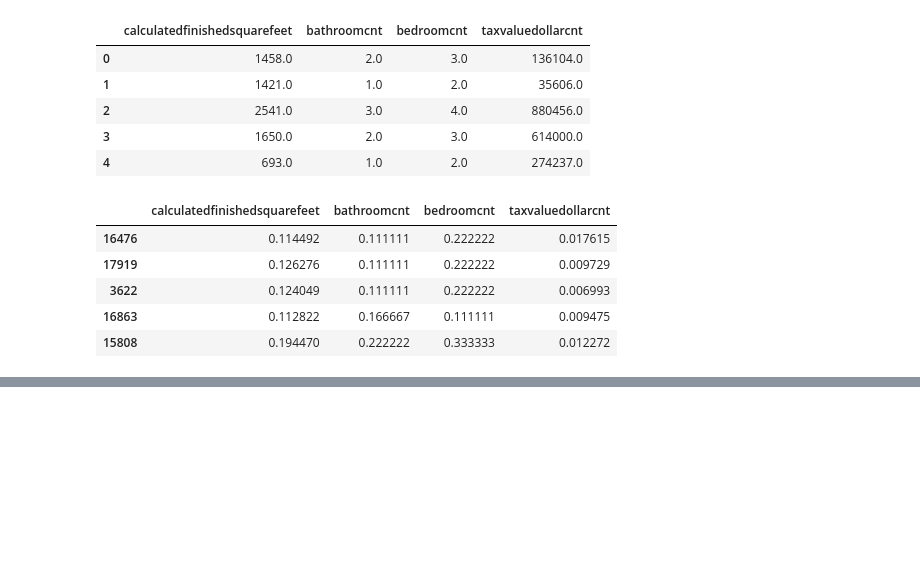
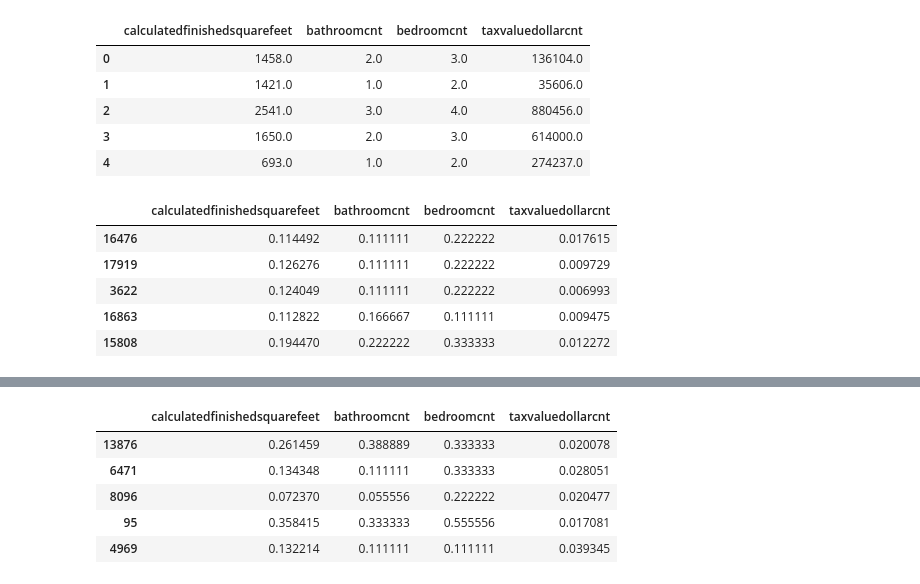
Before and after one commit to Estimating-Home-Value/Predicting-Tax-Assessed-Home-Values, a Jupyter notebook: scratchpad_shi.ipynb, the cells around one changed output, grey strips where cells are left out. Cells and saved outputs as stored; diff of their text form; code cells hidden in the pictures; blank space fills up the shorter version.

```diff
--- a/scratchpad_shi.ipynb
+++ b/scratchpad_shi.ipynb
@@ -344,0 +501,9 @@ train_scaled.head()
+# %%
+validate_scaled.head()
+# %% [output]
+|  | calculatedfinishedsquarefeet | bathroomcnt | bedroomcnt | taxvaluedollarcnt |
+| 13876 | 0.261459 | 0.388889 | 0.333333 | 0.020078 |
+| 6471 | 0.134348 | 0.111111 | 0.333333 | 0.028051 |
+| 8096 | 0.072370 | 0.055556 | 0.222222 | 0.020477 |
+| 95 | 0.358415 | 0.333333 | 0.555556 | 0.017081 |
+| 4969 | 0.132214 | 0.111111 | 0.111111 | 0.039345 |
```
Also changed, not shown: parts of 33 cells of this notebook.
